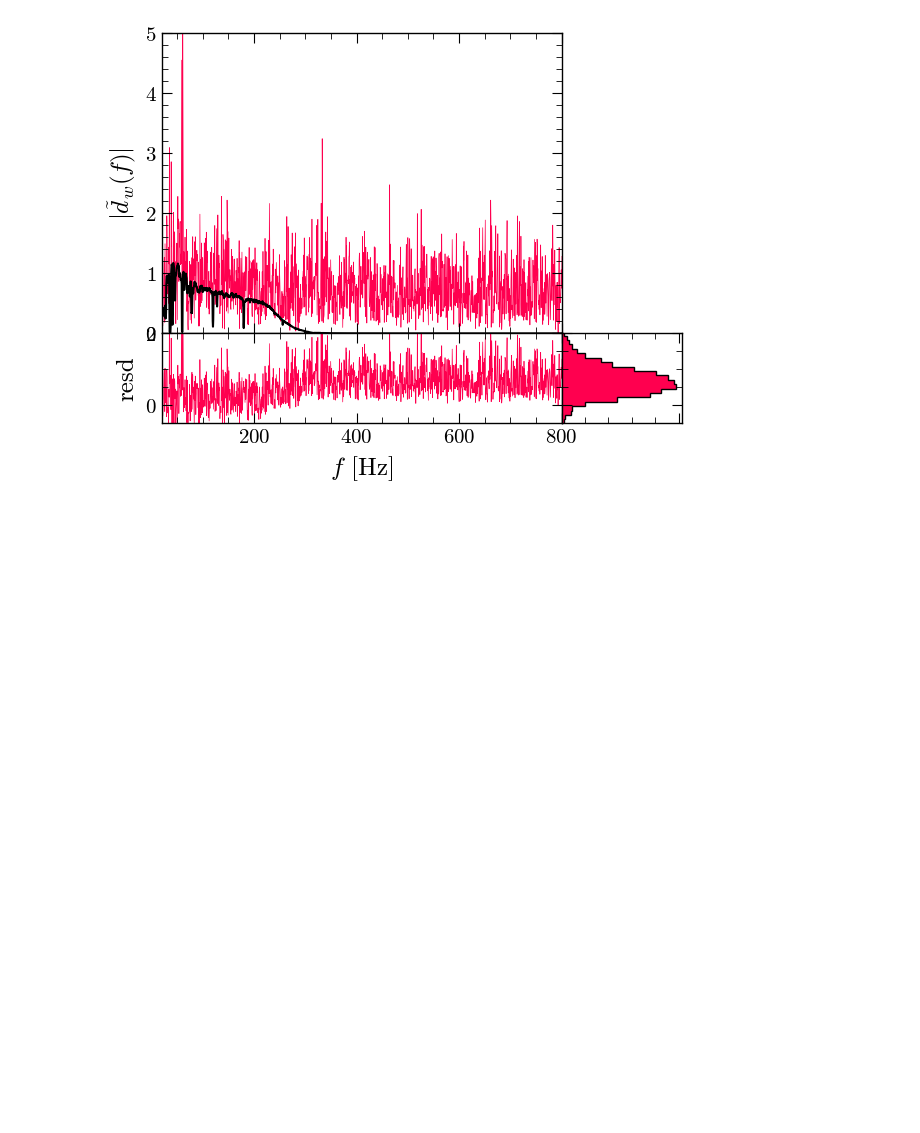
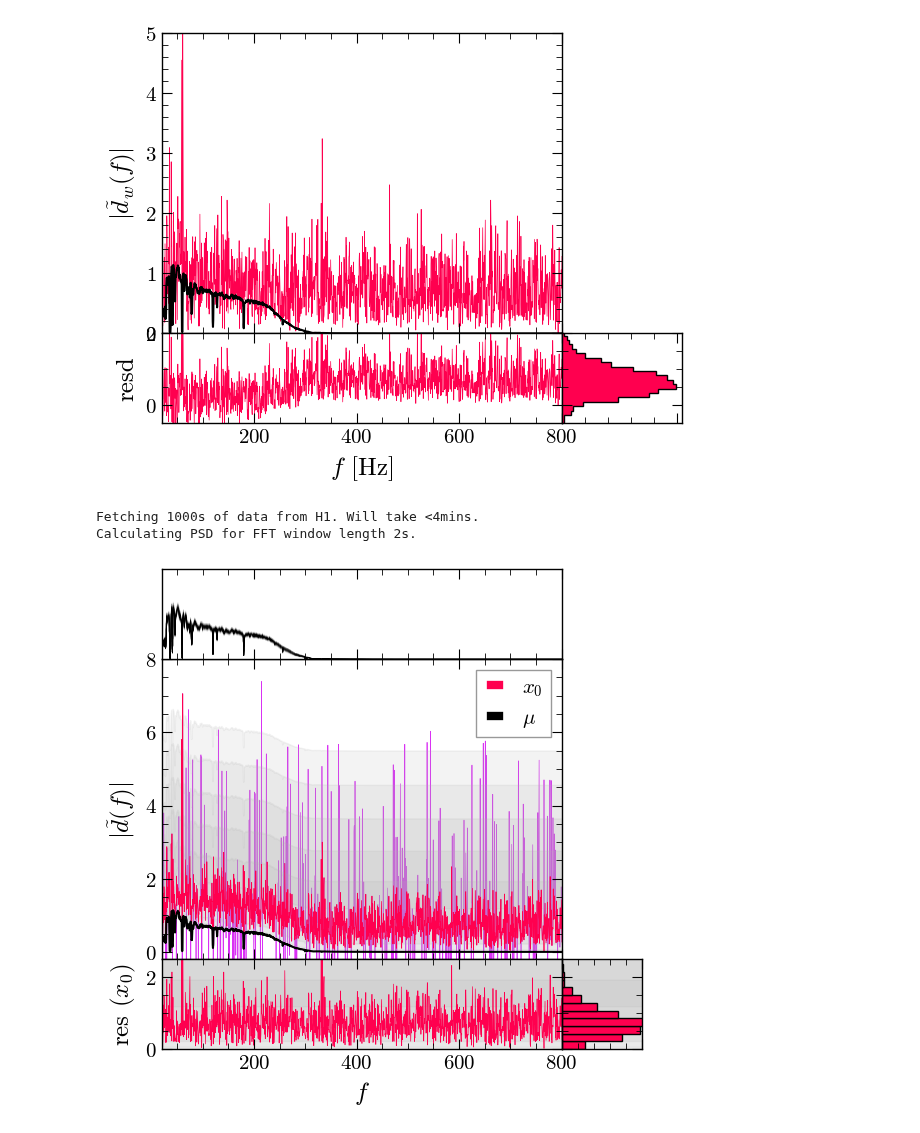
Before and after one commit to james-alvey-42/gw-mist, a Jupyter notebook: notebooks/week9/newgen.ipynb, the cells around one changed output. Drawn from its saved outputs; the diff is of its cells as text; code cells hidden in the pictures; blank space fills up the shorter version.

```diff
--- a/notebooks/week9/newgen.ipynb
+++ b/notebooks/week9/newgen.ipynb
@@ -450,3 +450,68 @@ pf.fix_plot(axes)
 # %% [output]
 True
 [figure]
+# %%
+
+quantiles = np.array([0.05199686, 0.2145543,  0.58780088, 1.17737921, 1.91882754,
+ 2.75067576, 3.63463655])
+
+quantiles_long = np.array([7.11978022e-04, 7.96148769e-03, 5.19968566e-02, 2.14554300e-01,
+ 5.87800876e-01, 1.17737921e+00, 1.91882754e+00, 2.75067576e+00,
+ 3.63463655e+00, 4.55164698e+00, 5.49045819e+00])
+
+simulator = GW_Additive_F(fraction=0.005)
+
+# samples = simulator.sample(124)
+obs = simulator.sample(1)
+# simulator.get_theta(100)
+
+test = simulator.sample(1)
+
+pf.housestyle_rcparams()
+fig, ax1 = pf.create_plot()
+
+plt.setp(ax1.get_xticklabels(), visible=False)
+ax2 = fig.add_axes((0,-.3,1,0.3), sharex=ax1)
+ax3 = fig.add_axes((1,-.3,0.2,0.3), sharey=ax2)
+plt.setp(ax3.get_xticklabels(), visible=False)
+plt.setp(ax3.get_yticklabels(), visible=False)
+ax4 = fig.add_axes((0,1,1,0.3), sharex=ax1)
+plt.setp(ax4.get_xticklabels(), visible=False)
+
+ax1.plot(simulator.grid,test['x0'][0], label=r'$x_0$', color='#ff004f', lw=0.5)
+ax1.plot(simulator.grid,test['mu'][0], label=r'$\mu$', color='black')
+ax1.set_ylabel(r'$|\tilde{d}(f)|$')
+ax1.set_ylim([-.2,8])
+ax1.legend(loc='upper right')
+ax1.set_xlim(20, 800)
+
+
+resd = test['x0'][0]-test['mu'][0]
+ax2.plot(simulator.grid,resd, color='#ff004f', lw=0.5)
+ax2.set_xlabel(r'$f$')
+ax2.set_ylabel(r'res ($x_0$)')
+ax2.set_ylim([0,2.5])
+for i in range(1,6):
+    ax1.fill_between(simulator.grid, quantiles_long[i]+test['mu'][0], quantiles_long[-i]+test['mu'][0],  color='#b0b0b0', alpha=0.15)
+    ax2.fill_between(simulator.grid, quantiles_long[i], quantiles_long[-i],  color='#b0b0b0', alpha=0.15)
+    ax3.fill_between(simulator.grid, quantiles_long[i], quantiles_long[-i],  color='#b0b0b0', alpha=0.15)
+
+ax3.hist(resd, orientation='horizontal', bins=torch.linspace(0,3, 15), edgecolor='black', color='#ff004f', density=True)
+ax3.set_xlim([0,1])
+
+for i in range(100):
+    ax4.plot(simulator.grid,simulator.sample(1)['mu'][0], lw=0.5, color='black', alpha=0.05)
+
+ax4.set_yticks([])
+ax4.set_ylim([0,2])
+ax4.set_visible(False if simulator.bkg==False else True)
+pf.fix_plot([ax1,ax2, ax3,ax4])
+for i in range(2):
+    if i==1:
+        ax1.plot(simulator.grid,test['xi'][0], label=r'$x_i$', color="#d931f3", lw=0.5, zorder=-1)
+    plt.tight_layout()
+    plt.savefig(f'figs/output{i}.png', dpi=900, bbox_inches='tight')
+# %% [output]
+Fetching 1000s of data from H1. Will take <4mins.
+Calculating PSD for FFT window length 2s.
+[figure, added]
```
Also changed, not shown: parts of 5 cells of this notebook, 1 other file.
